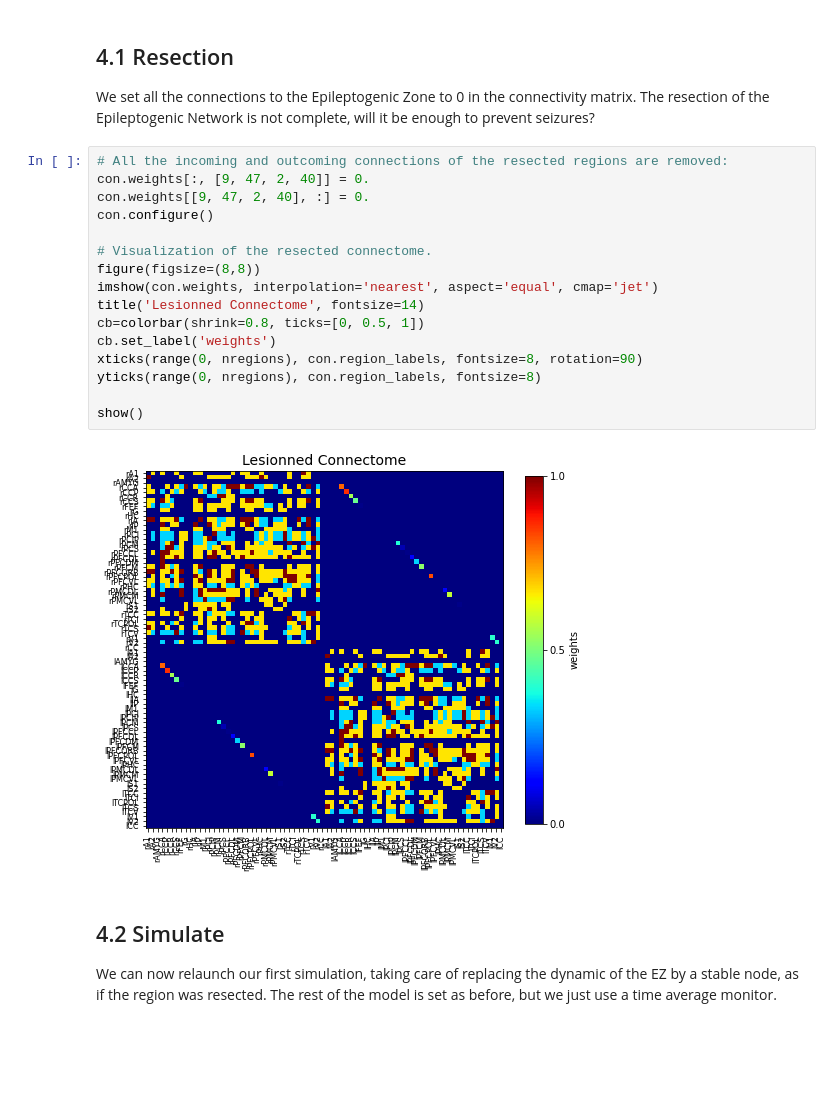
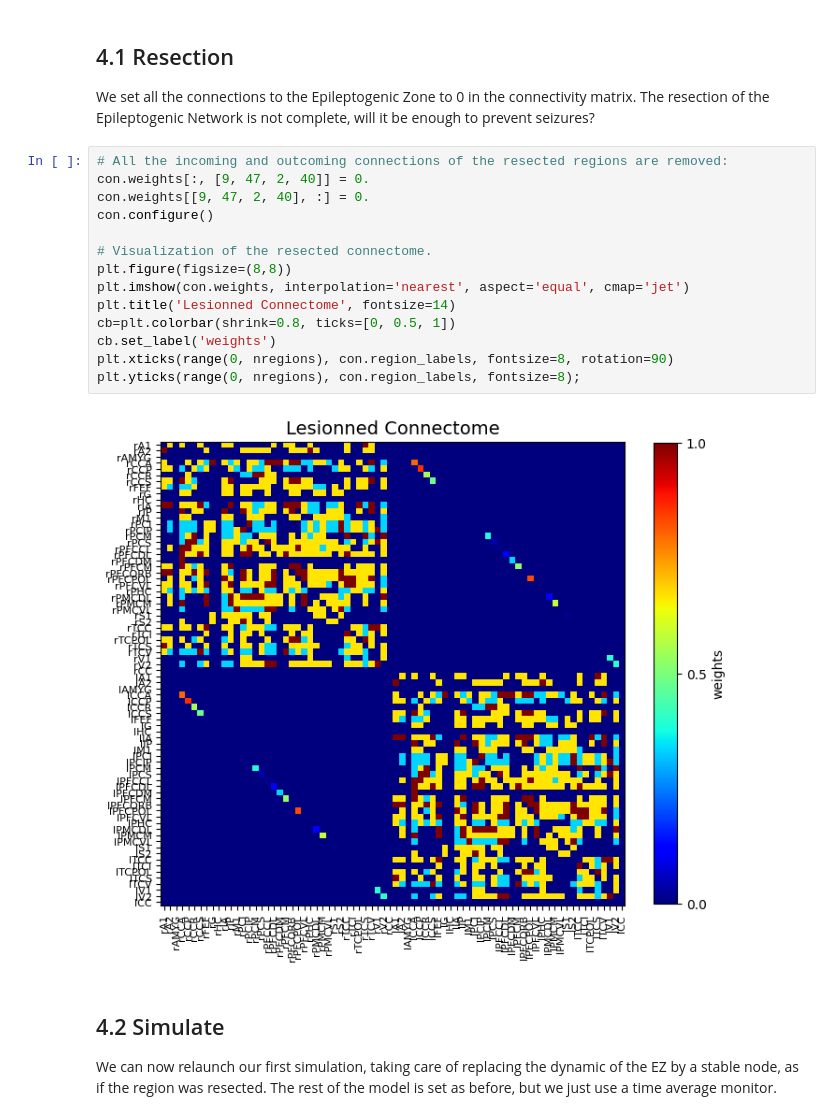
Before and after one commit to i-Zaak/tvb_tutorials, a Jupyter notebook: 2_TVB_Modelling_Epilepsy.ipynb, the cells around one changed output. Drawn from its saved outputs; the diff is of its cells as text; blank space fills up the shorter version.

```diff
--- a/2_TVB_Modelling_Epilepsy.ipynb
+++ b/2_TVB_Modelling_Epilepsy.ipynb
@@ -305,21 +304,19 @@ We set all the connections to the Epileptogenic Zone to 0 in the connectivity ma
 # %%
 # All the incoming and outcoming connections of the resected regions are removed:
 con.weights[:, [9, 47, 2, 40]] = 0.
 con.weights[[9, 47, 2, 40], :] = 0.
 con.configure()
 
 # Visualization of the resected connectome.
-figure(figsize=(8,8))
-imshow(con.weights, interpolation='nearest', aspect='equal', cmap='jet')
-title('Lesionned Connectome', fontsize=14)
-cb=colorbar(shrink=0.8, ticks=[0, 0.5, 1])
+plt.figure(figsize=(8,8))
+plt.imshow(con.weights, interpolation='nearest', aspect='equal', cmap='jet')
+plt.title('Lesionned Connectome', fontsize=14)
+cb=plt.colorbar(shrink=0.8, ticks=[0, 0.5, 1])
 cb.set_label('weights')
-xticks(range(0, nregions), con.region_labels, fontsize=8, rotation=90)
-yticks(range(0, nregions), con.region_labels, fontsize=8)
-
-show()
+plt.xticks(range(0, nregions), con.region_labels, fontsize=8, rotation=90)
+plt.yticks(range(0, nregions), con.region_labels, fontsize=8);
 # %% [output]
-[figure, old version]
+[figure, new version]
 # %% [markdown]
 ## 4.2 Simulate
 
```
Also changed, not shown: parts of 19 cells of this notebook, 2 other files.
